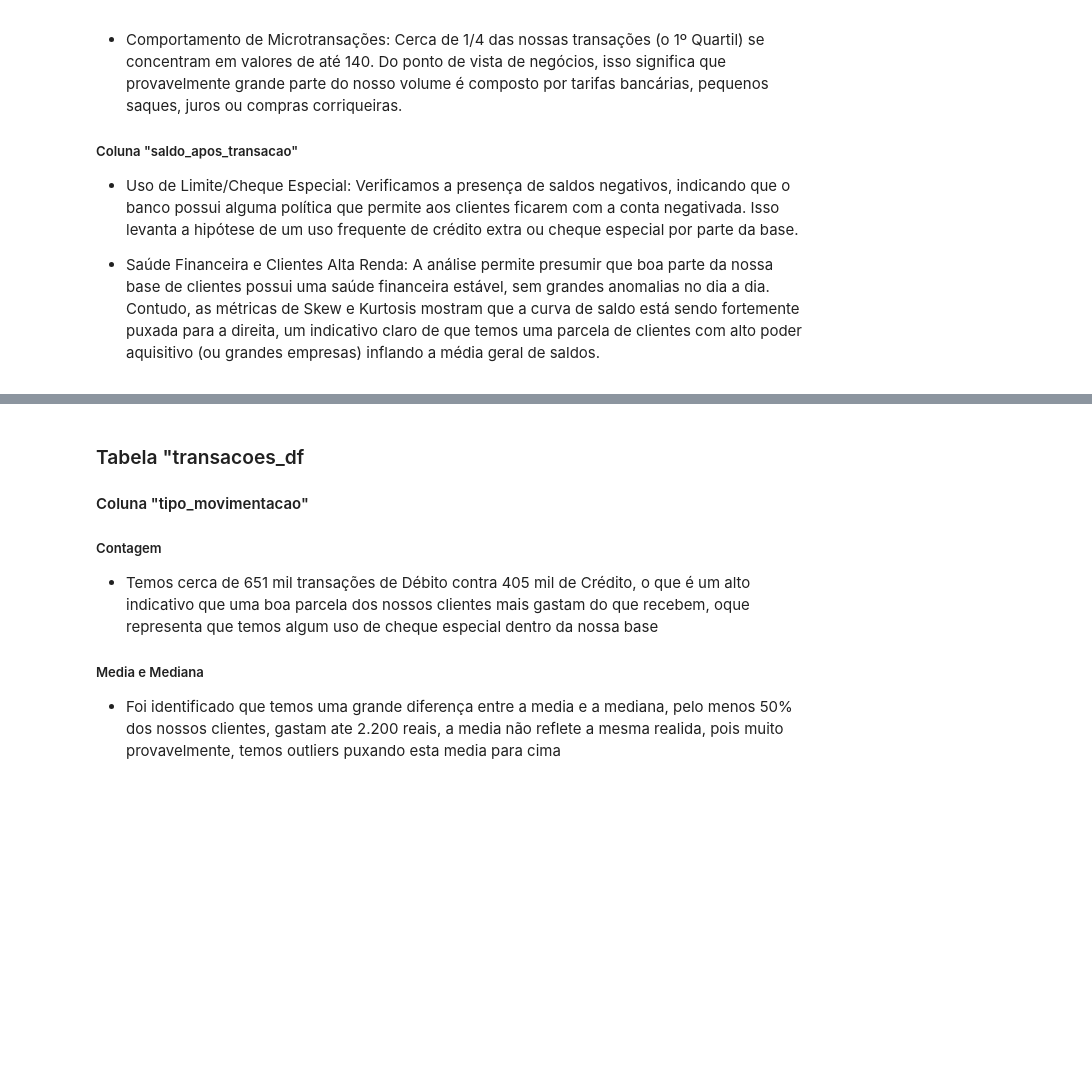
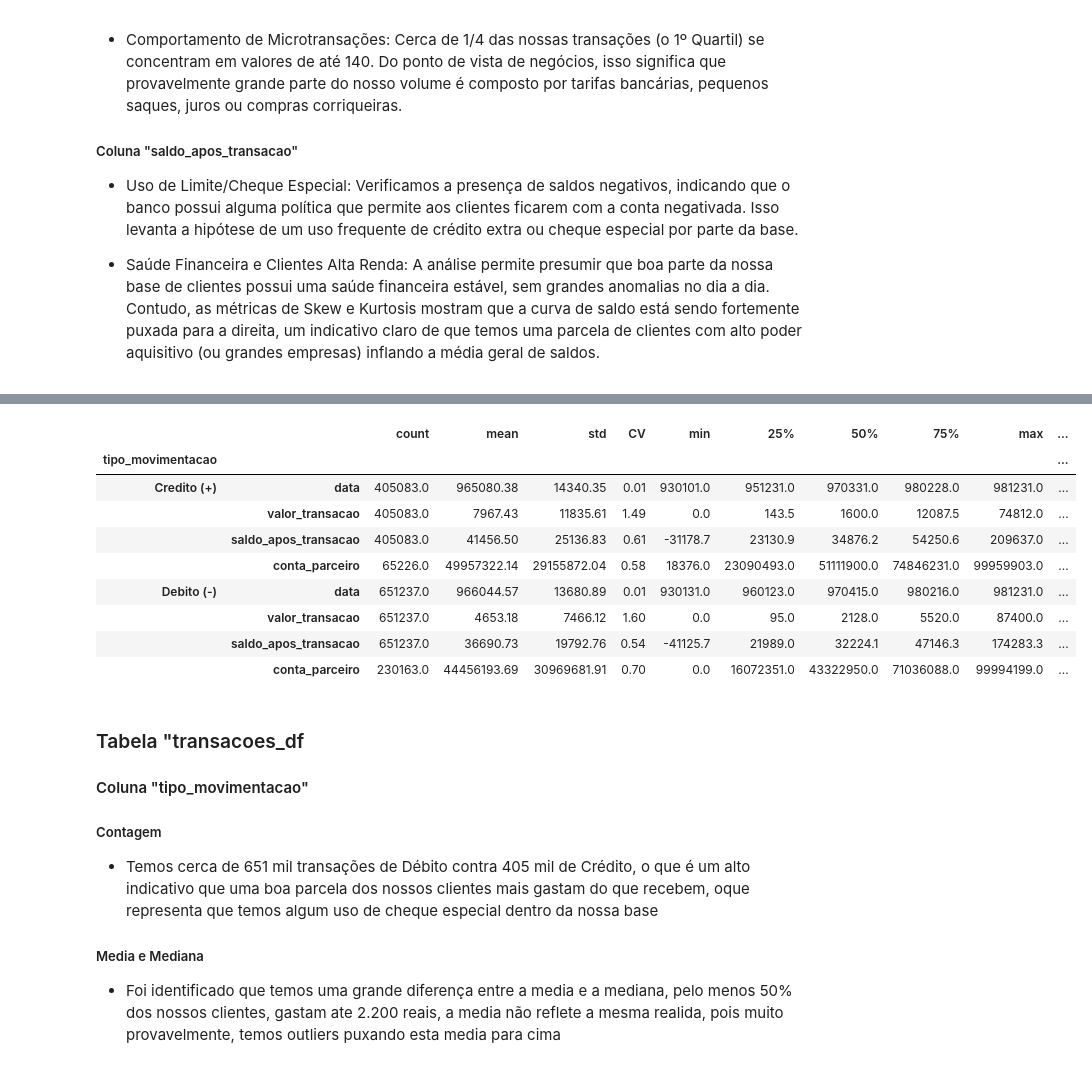
Before and after one commit to christianwislockioli-rgb/Analise_de_Risco_e_Melhoria_de_Fluxo_Operacional_de_Credito, a Jupyter notebook: 02_dados/src/Projeto.ipynb, the cells around one changed output, grey strips where cells are left out. Drawn from its saved outputs; the diff is of its cells as text; code cells hidden in the pictures; blank space fills up the shorter version.

```diff
--- a/02_dados/src/Projeto.ipynb
+++ b/02_dados/src/Projeto.ipynb
@@ -341,6 +359,17 @@ transacoes_df.sample(5)
 # %%
 # Analise Descritiva por segmentaçao
-transacoes_df.groupby('operation').apply(descritivas)
+transacoes_df.groupby('tipo_movimentacao').apply(descritivas)
+# %% [output]
+|  |  | count | mean | std | CV | min | 25% | 50% | 75% | max | ... |
+| tipo_movimentacao |  |  |  |  |  |  |  |  |  |  | ... |
+| Credito (+) | data | 405083.0 | 965080.38 | 14340.35 | 0.01 | 930101.0 | 951231.0 | 970331.0 | 980228.0 | 981231.0 | ... |
+|  | valor_transacao | 405083.0 | 7967.43 | 11835.61 | 1.49 | 0.0 | 143.5 | 1600.0 | 12087.5 | 74812.0 | ... |
+|  | saldo_apos_transacao | 405083.0 | 41456.50 | 25136.83 | 0.61 | -31178.7 | 23130.9 | 34876.2 | 54250.6 | 209637.0 | ... |
+|  | conta_parceiro | 65226.0 | 49957322.14 | 29155872.04 | 0.58 | 18376.0 | 23090493.0 | 51111900.0 | 74846231.0 | 99959903.0 | ... |
+| Debito (-) | data | 651237.0 | 966044.57 | 13680.89 | 0.01 | 930131.0 | 960123.0 | 970415.0 | 980216.0 | 981231.0 | ... |
+|  | valor_transacao | 651237.0 | 4653.18 | 7466.12 | 1.60 | 0.0 | 95.0 | 2128.0 | 5520.0 | 87400.0 | ... |
+|  | saldo_apos_transacao | 651237.0 | 36690.73 | 19792.76 | 0.54 | -41125.7 | 21989.0 | 32224.1 | 47146.3 | 174283.3 | ... |
+|  | conta_parceiro | 230163.0 | 44456193.69 | 30969681.91 | 0.70 | 0.0 | 16072351.0 | 43322950.0 | 71036088.0 | 99994199.0 | ... |
 # %% [markdown]
 ### Tabela "transacoes_df
 #### Coluna "tipo_movimentacao"
```
Also changed, not shown: parts of 41 cells of this notebook.
